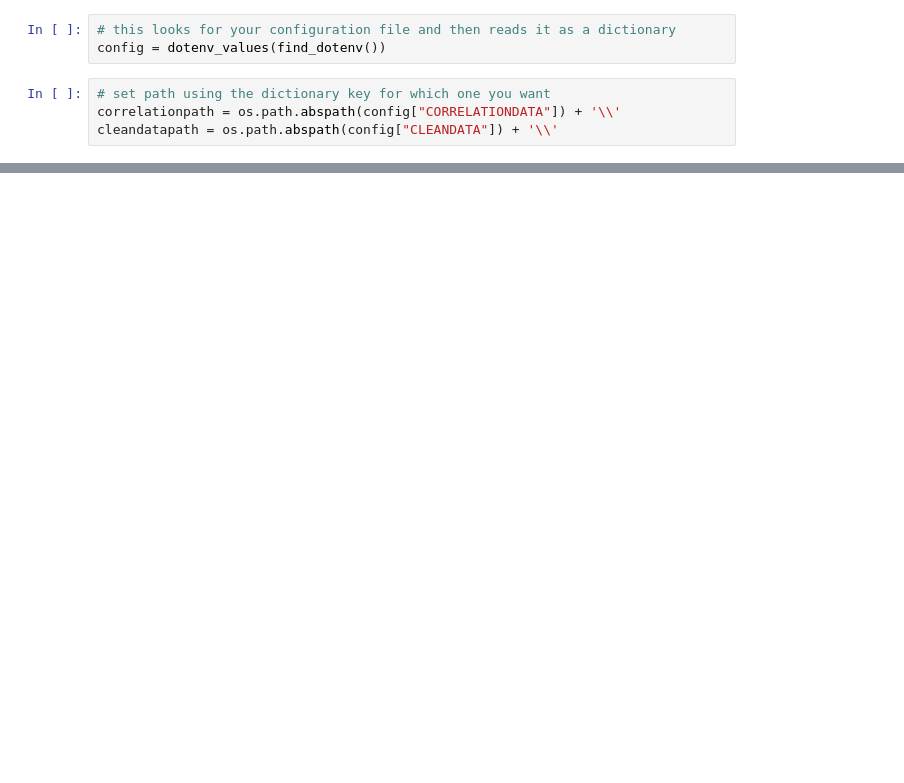
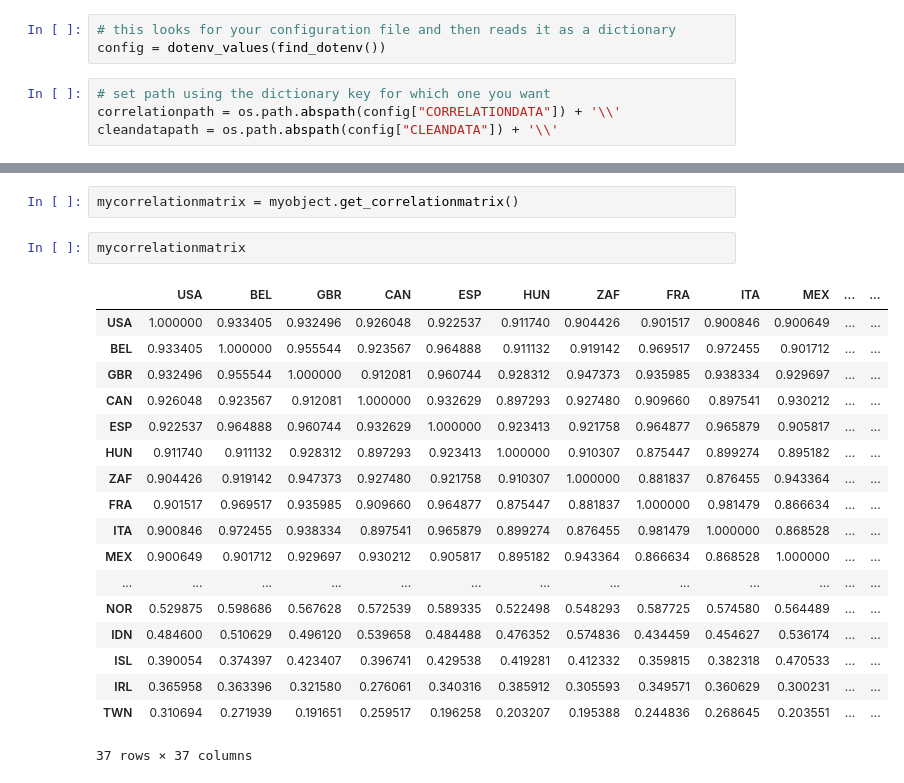
Before and after one commit to emilyfu1/myproject, a Jupyter notebook: yetanotherfolder/workingwithdata.ipynb, the cells around one changed output, grey strips where cells are left out. Drawn from its saved outputs; the diff is of its cells as text; blank space fills up the shorter version.

```diff
--- a/yetanotherfolder/workingwithdata.ipynb
+++ b/yetanotherfolder/workingwithdata.ipynb
@@ -125,0 +76,23 @@ The included countries are:  ['BEL', 'CZE', 'CHL', 'HUN', 'KOR', 'IDN', 'FIN', '
+# %%
+mycorrelationmatrix = myobject.get_correlationmatrix()
+# %%
+mycorrelationmatrix
+# %% [output]
+|  | USA | BEL | GBR | CAN | ESP | HUN | ZAF | FRA | ITA | MEX | ... | ... |
+| USA | 1.000000 | 0.933405 | 0.932496 | 0.926048 | 0.922537 | 0.911740 | 0.904426 | 0.901517 | 0.900846 | 0.900649 | ... | ... |
+| BEL | 0.933405 | 1.000000 | 0.955544 | 0.923567 | 0.964888 | 0.911132 | 0.919142 | 0.969517 | 0.972455 | 0.901712 | ... | ... |
+| GBR | 0.932496 | 0.955544 | 1.000000 | 0.912081 | 0.960744 | 0.928312 | 0.947373 | 0.935985 | 0.938334 | 0.929697 | ... | ... |
+| CAN | 0.926048 | 0.923567 | 0.912081 | 1.000000 | 0.932629 | 0.897293 | 0.927480 | 0.909660 | 0.897541 | 0.930212 | ... | ... |
+| ESP | 0.922537 | 0.964888 | 0.960744 | 0.932629 | 1.000000 | 0.923413 | 0.921758 | 0.964877 | 0.965879 | 0.905817 | ... | ... |
+| HUN | 0.911740 | 0.911132 | 0.928312 | 0.897293 | 0.923413 | 1.000000 | 0.910307 | 0.875447 | 0.899274 | 0.895182 | ... | ... |
+| ZAF | 0.904426 | 0.919142 | 0.947373 | 0.927480 | 0.921758 | 0.910307 | 1.000000 | 0.881837 | 0.876455 | 0.943364 | ... | ... |
+| FRA | 0.901517 | 0.969517 | 0.935985 | 0.909660 | 0.964877 | 0.875447 | 0.881837 | 1.000000 | 0.981479 | 0.866634 | ... | ... |
+| ITA | 0.900846 | 0.972455 | 0.938334 | 0.897541 | 0.965879 | 0.899274 | 0.876455 | 0.981479 | 1.000000 | 0.868528 | ... | ... |
+| MEX | 0.900649 | 0.901712 | 0.929697 | 0.930212 | 0.905817 | 0.895182 | 0.943364 | 0.866634 | 0.868528 | 1.000000 | ... | ... |
+| ... | ... | ... | ... | ... | ... | ... | ... | ... | ... | ... | ... | ... |
+| NOR | 0.529875 | 0.598686 | 0.567628 | 0.572539 | 0.589335 | 0.522498 | 0.548293 | 0.587725 | 0.574580 | 0.564489 | ... | ... |
+| IDN | 0.484600 | 0.510629 | 0.496120 | 0.539658 | 0.484488 | 0.476352 | 0.574836 | 0.434459 | 0.454627 | 0.536174 | ... | ... |
+| ISL | 0.390054 | 0.374397 | 0.423407 | 0.396741 | 0.429538 | 0.419281 | 0.412332 | 0.359815 | 0.382318 | 0.470533 | ... | ... |
+| IRL | 0.365958 | 0.363396 | 0.321580 | 0.276061 | 0.340316 | 0.385912 | 0.305593 | 0.349571 | 0.360629 | 0.300231 | ... | ... |
+| TWN | 0.310694 | 0.271939 | 0.191651 | 0.259517 | 0.196258 | 0.203207 | 0.195388 | 0.244836 | 0.268645 | 0.203551 | ... | ... |
+37 rows × 37 columns
```
Also changed, not shown: parts of 16 cells of this notebook.
